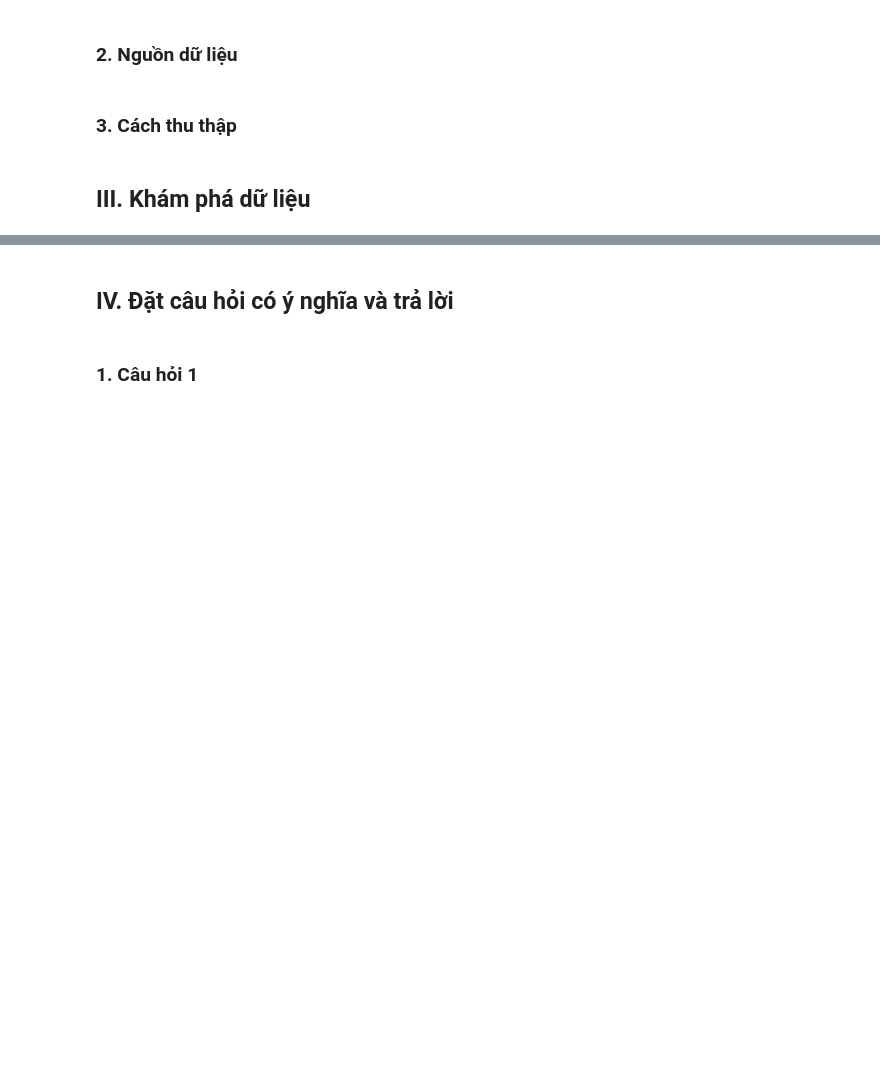
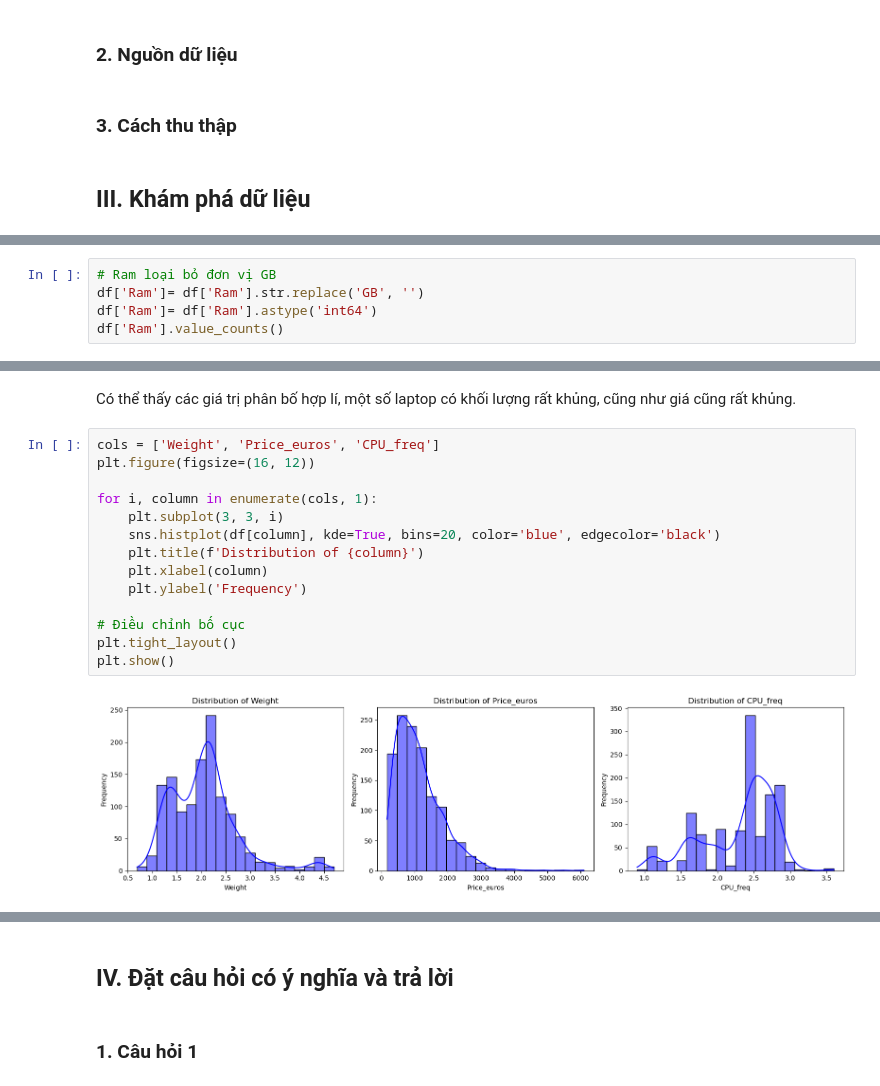
Before and after one commit to nguyennn263/final-lab-programming4DS, a Jupyter notebook: final-lab.ipynb, the cells around one changed output, grey strips where cells are left out. Cells and saved outputs as stored; diff of their text form; blank space fills up the shorter version.

```diff
--- a/final-lab.ipynb
+++ b/final-lab.ipynb
@@ -39,0 +207,5 @@
+# %%
+# Ram loại bỏ đơn vị GB
+df['Ram']= df['Ram'].str.replace('GB', '')
+df['Ram']= df['Ram'].astype('int64')
+df['Ram'].value_counts()
@@ -39,0 +442,18 @@
+# %% [markdown]
+Có thể thấy các giá trị phân bố hợp lí, một số laptop có khối lượng rất khủng, cũng như giá cũng rất khủng.
+# %%
+cols = ['Weight', 'Price_euros', 'CPU_freq']
+plt.figure(figsize=(16, 12))
+
+for i, column in enumerate(cols, 1):
+    plt.subplot(3, 3, i)
+    sns.histplot(df[column], kde=True, bins=20, color='blue', edgecolor='black')
+    plt.title(f'Distribution of {column}')
+    plt.xlabel(column)
+    plt.ylabel('Frequency')
+
+# Điều chỉnh bố cục
+plt.tight_layout()
+plt.show()
+# %% [output]
+[figure, added]
```
Also changed, not shown: parts of 179 cells of this notebook.
